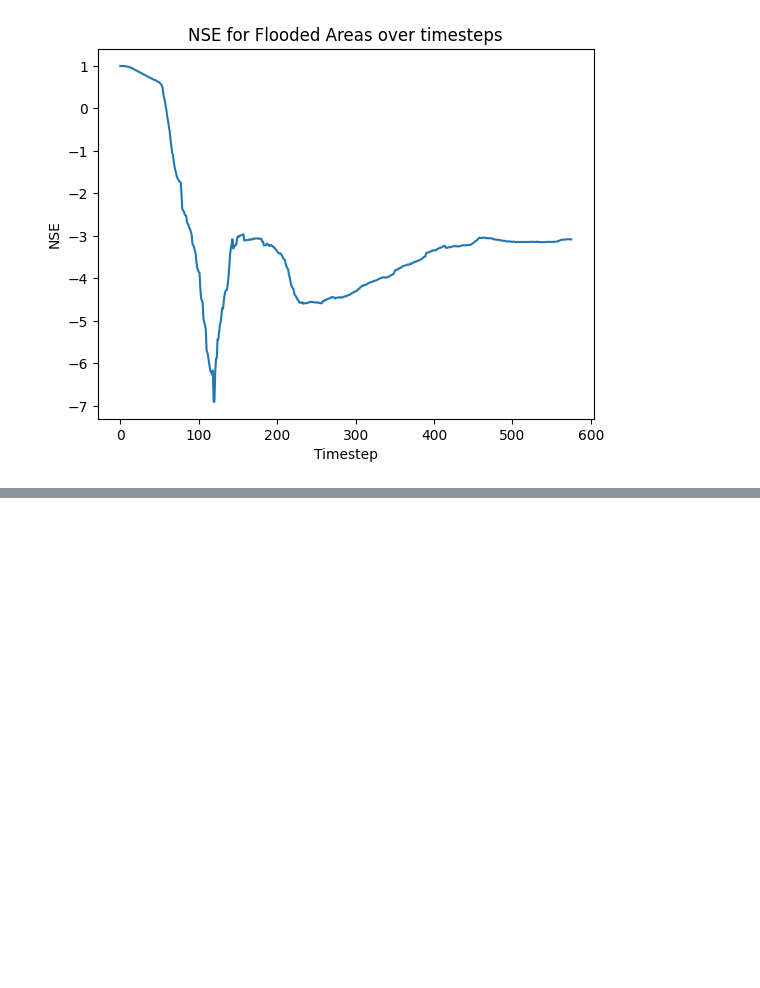
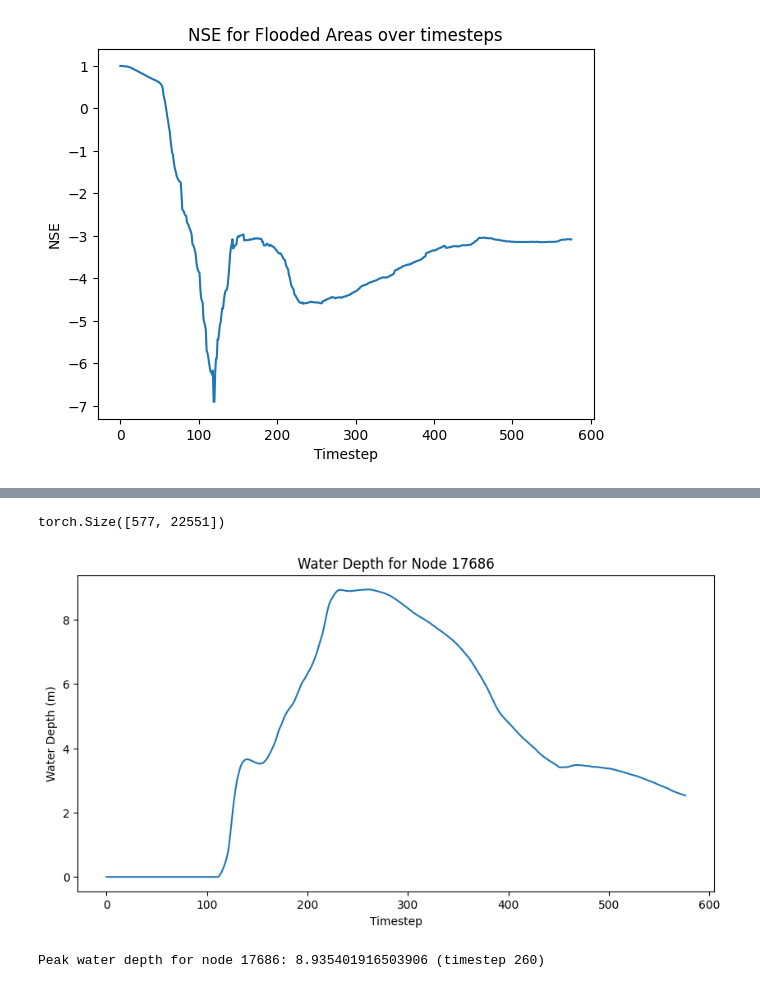
Before and after one commit to acostacos/gnn_flood_modeling, a Jupyter notebook: view_metrics.ipynb, the cells around one changed output, grey strips where cells are left out. Saved outputs shown, nothing was run; the diff lists cells and outputs as text; code cells hidden in the pictures; blank space fills up the shorter version.

```diff
--- a/view_metrics.ipynb
+++ b/view_metrics.ipynb
@@ -71,0 +111,36 @@ print(target.shape)
+# %%
+import torch
+from data.hecras_data_retrieval import get_water_level
+from data.shp_data_retrieval import get_cell_elevation
+from torch.nn.functional import relu
+
+hecras_path = 'data/datasets/lr/lrp01/raw/M01.p01.hdf'
+node_shp_path = 'data/datasets/lr/lrp01/raw/cell_centers.shp'
+
+water_level = torch.from_numpy(get_water_level(hecras_path))
+cell_elevation = torch.from_numpy(get_cell_elevation(node_shp_path))
+water_depth = relu(water_level - cell_elevation)
+
+print(water_depth.shape)
+# %% [output]
+torch.Size([577, 22551])
+# %%
+# NODE_IDX = 3536 # Upstream node index
+# NODE_IDX = 10593 # Midstream node index
+NODE_IDX = 17686 # Downstream node index
+
+def plot_water_depth_for_node(node_idx: int, water_depth: torch.Tensor):
+    plt.figure(figsize=(10, 5))
+    plt.title(f'Water Depth for Node {node_idx}')
+    plt.xlabel('Timestep')
+    plt.ylabel('Water Depth (m)')
+    plt.plot(water_depth[:, node_idx].numpy())
+    plt.show()
+
+plot_water_depth_for_node(NODE_IDX, water_depth)
+peak_wd = water_depth[:, NODE_IDX].max()
+peak_wd_timestep = water_depth[:, NODE_IDX].argmax()
+print(f"Peak water depth for node {NODE_IDX}: {peak_wd} (timestep {peak_wd_timestep})")
+# %% [output]
+[figure, added]
+Peak water depth for node 17686: 8.935401916503906 (timestep 260)
```
Also changed, not shown: parts of 5 cells of this notebook, 2 other files.
